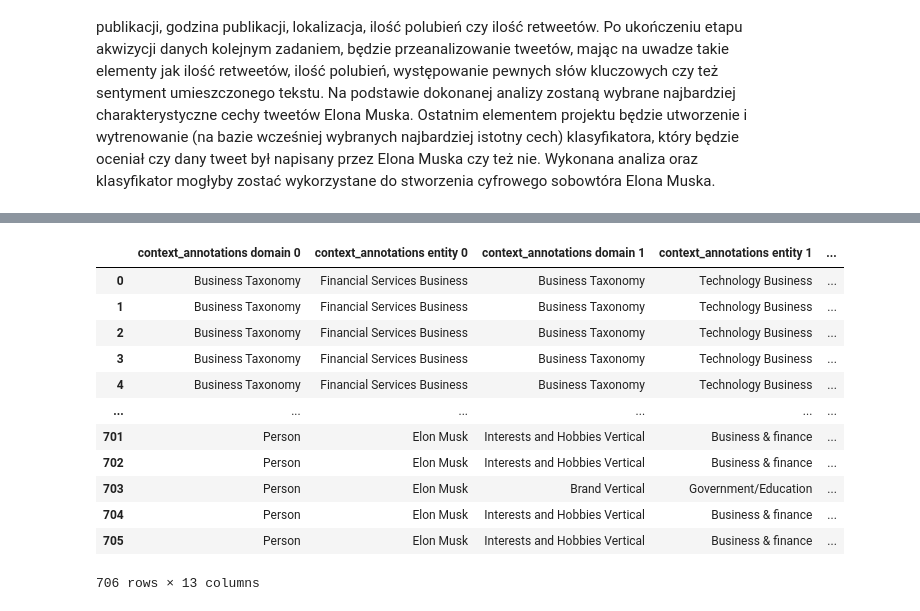
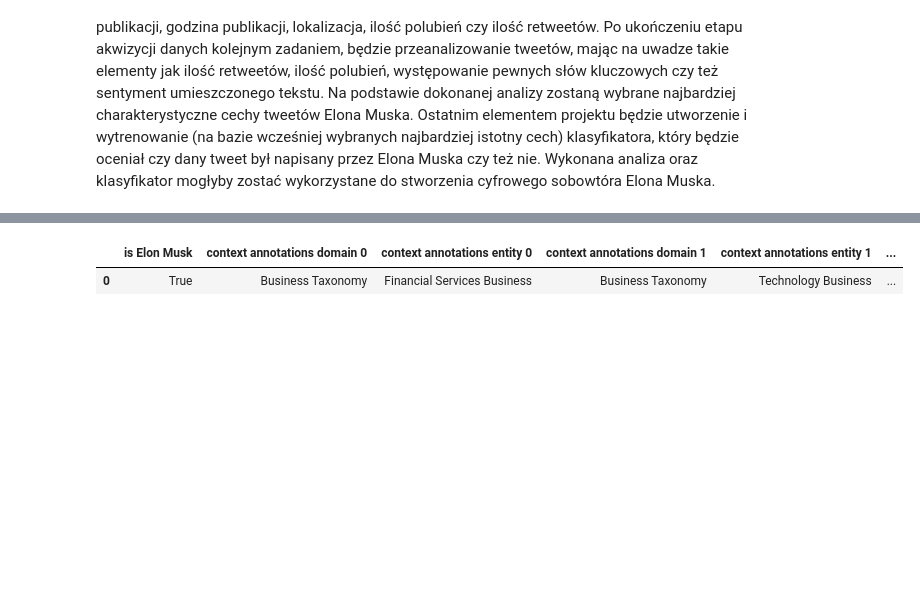
Before and after one commit to Wiktor-99/MAED, a Jupyter notebook: elon_musk_tweet_classification.ipynb, the cells around one changed output, grey strips where cells are left out. Drawn from its saved outputs; the diff is of its cells as text; code cells hidden in the pictures; blank space fills up the shorter version.

```diff
--- a/elon_musk_tweet_classification.ipynb
+++ b/elon_musk_tweet_classification.ipynb
@@ -35,7 +35,7 @@ user = 'elonmusk'
 
 def fetch_tweets_from_user(user, client):
     id = client.get_user(username=user)
-    tweet_fields=['id', 'created_at', 'public_metrics', 'text', 'source', 'possibly_sensitive', 'lang', 'entities', 'context_annotations']
+    tweet_fields=['author_id', 'created_at', 'public_metrics', 'text', 'source', 'possibly_sensitive', 'lang', 'entities', 'context_annotations']
 
     paginator = tweepy.Paginator(
         method = client.get_users_tweets,
@@ -47,6 +47,9 @@ def fetch_tweets_from_user(user, client):
 
 tweets = fetch_tweets_from_user(user, client)
 # %%
+def is_elon_musk_tweet(tweet):
+    elon_musk_id = 44196397
+    return [tweet.author_id == elon_musk_id]
 
 def clean_tweet(tweet):
     return re.sub(r"http\S+", "", tweet)
@@ -56,7 +59,8 @@ def get_tweet_sentiment(tweet):
         return [analysis.sentiment.polarity]
 
 def get_basic_tweet_data(tweet):
-    return [tweet.id, tweet.created_at, clean_tweet(tweet.text), tweet.source, tweet.possibly_sensitive, tweet.lang]
+    elon_musk_id = 44196397
+    return [tweet.author_id == elon_musk_id, tweet.created_at, clean_tweet(tweet.text), tweet.source, tweet.possibly_sensitive, tweet.lang]
 
 def get_public_metrics(tweet):
     return tweet.public_metrics.values()
@@ -111,52 +115,40 @@ def get_value_from_dict(tweet, name='annotations'):
     if dict is not None:
         dict = dict.get(name)
         if dict is not None:
-            return [ [ dict[0]['probability'], dict[0]['normalized_text'], dict[0]['type'] ] ]
-    return []
+            return  [ dict[0]['probability'], dict[0]['normalized_text'], dict[0]['type'] ]
+    return [None]
 
 def get_context_annotations_domain_value(tweet, context_annotations_number=0, key='domain'):
     context_annotations = tweet.context_annotations
 
     if len(context_annotations) > context_annotations_number:
         return context_annotations[context_annotations_number][key]['name']
     return None
 
 def create_columns_for_annotations_data(number_of_instances=6):
-    annotations_columns = []
+    annotations_columns = ['is Elon Musk']
     for i in range(number_of_instances):
-        annotations_columns.extend([f'context_annotations domain {i}', f'context_annotations entity {i}'])
+        annotations_columns.extend([f'context annotations domain {i}', f'context annotations entity {i}'])
 
     annotations_columns.append('annotations')
     return annotations_columns
 
 def get_all_annotations_data(tweet, number_of_instances=6):
     annotations_data = []
     for i in range(number_of_instances):
         annotations_data.extend([
             get_context_annotations_domain_value(tweet, i),
             get_context_annotations_domain_value(tweet, i, 'entity')])
 
     return annotations_data
 
-
 columns = create_columns_for_annotations_data()
 
-tweet_data_extract_functions = [get_all_annotations_data, get_value_from_dict]
+tweet_data_extract_functions = [is_elon_musk_tweet, get_all_annotations_data, get_value_from_dict]
 
 data_frame_annotation = make_pd_data_frame(tweets, columns, tweet_data_extract_functions)
 data_frame_annotation.head(len(tweets))
 # %% [output]
-|  | context_annotations domain 0 | context_annotations entity 0 | context_annotations domain 1 | context_annotations entity 1 | ... |
-| 0 | Business Taxonomy | Financial Services Business | Business Taxonomy | Technology Business | ... |
-| 1 | Business Taxonomy | Financial Services Business | Business Taxonomy | Technology Business | ... |
-| 2 | Business Taxonomy | Financial Services Business | Business Taxonomy | Technology Business | ... |
-| 3 | Business Taxonomy | Financial Services Business | Business Taxonomy | Technology Business | ... |
-| 4 | Business Taxonomy | Financial Services Business | Business Taxonomy | Technology Business | ... |
-| ... | ... | ... | ... | ... | ... |
-| 701 | Person | Elon Musk | Interests and Hobbies Vertical | Business & finance | ... |
-| 702 | Person | Elon Musk | Interests and Hobbies Vertical | Business & finance | ... |
-| 703 | Person | Elon Musk | Brand Vertical | Government/Education | ... |
-| 704 | Person | Elon Musk | Interests and Hobbies Vertical | Business & finance | ... |
-| 705 | Person | Elon Musk | Interests and Hobbies Vertical | Business & finance | ... |
+|  | is Elon Musk | context annotations domain 0 | context annotations entity 0 | context annotations domain 1 | context annotations entity 1 | ... |
+| 0 | True | Business Taxonomy | Financial Services Business | Business Taxonomy | Technology Business | ... |
-706 rows × 13 columns
 # %%
```
Also changed, not shown: parts of 2 cells of this notebook.
